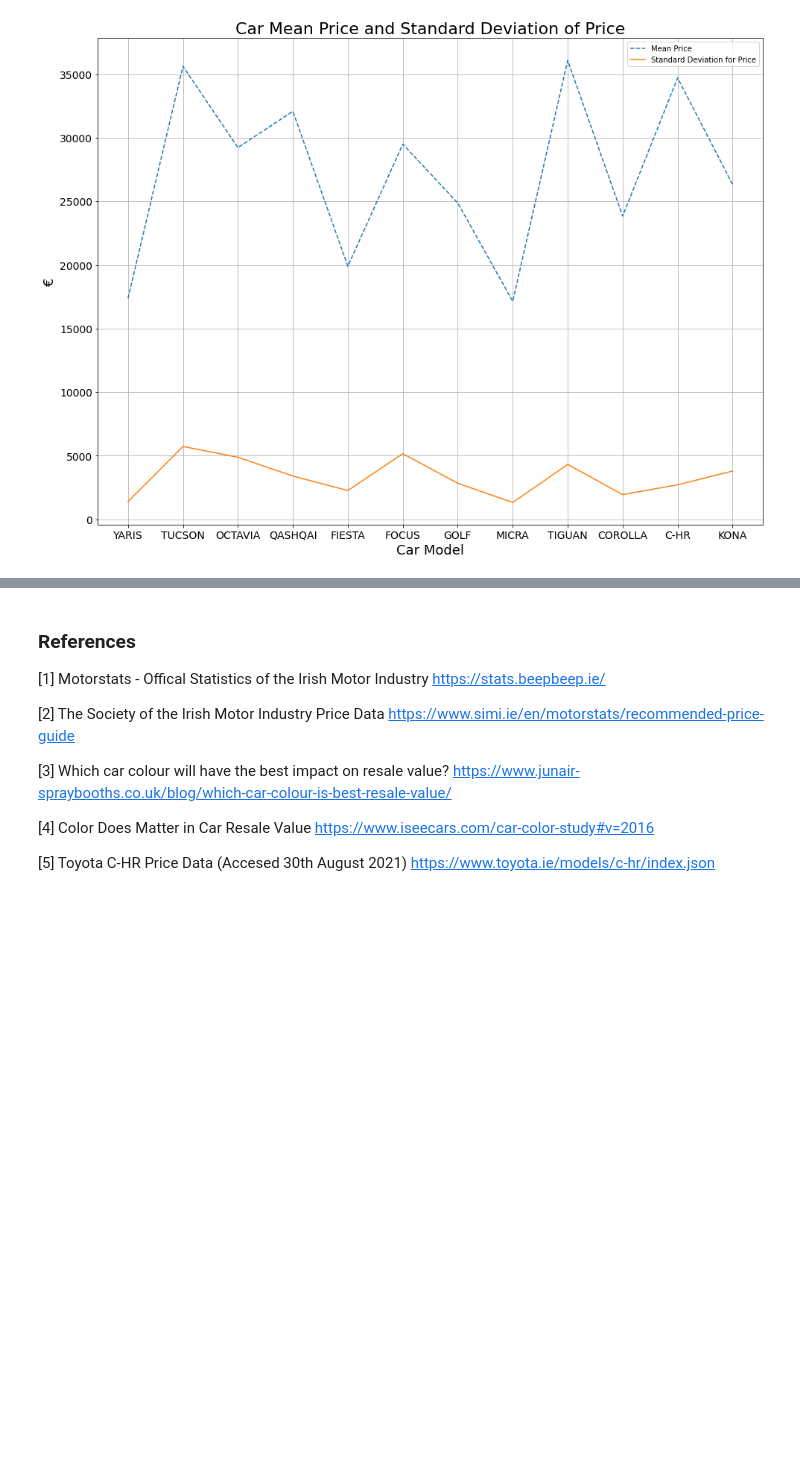
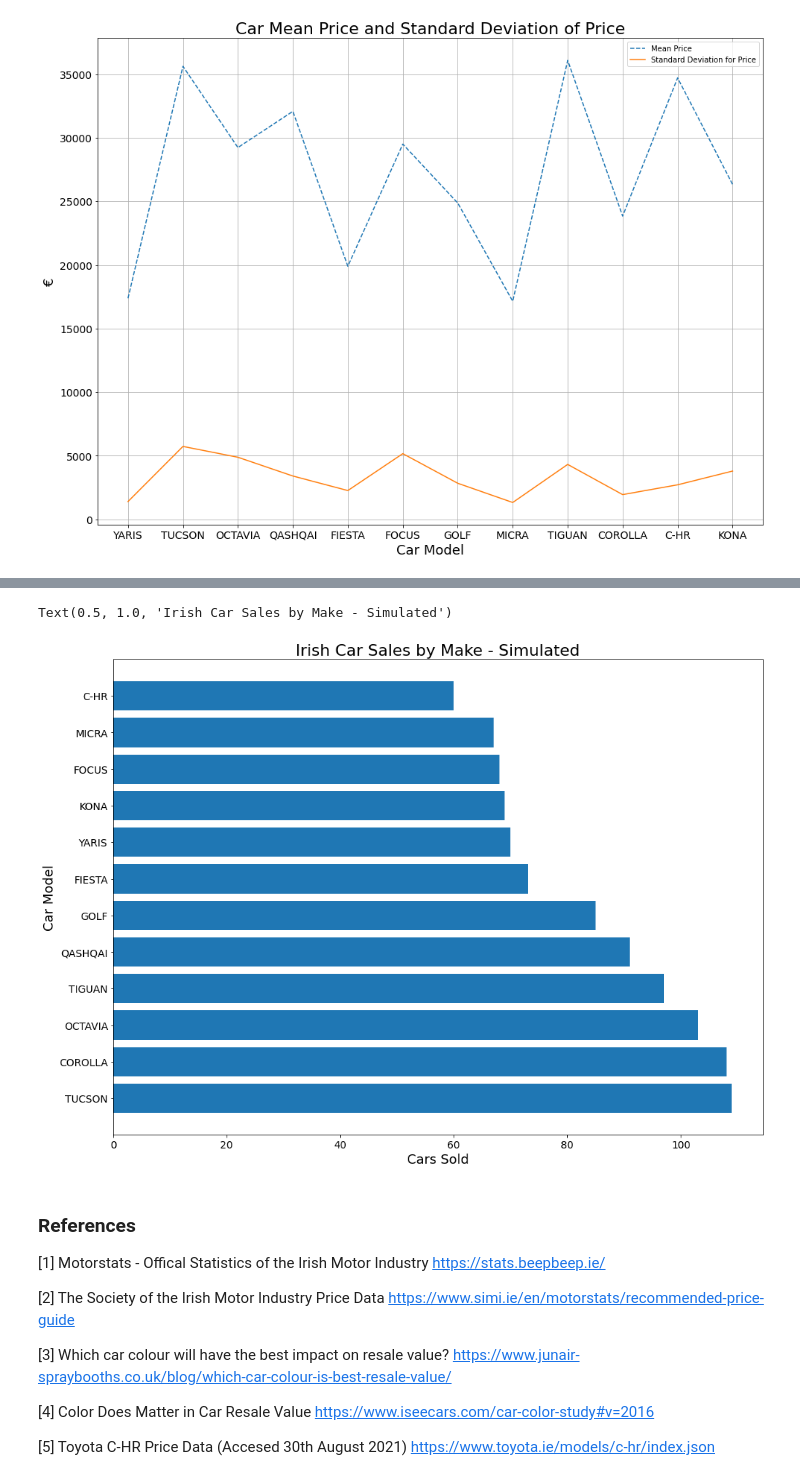
Before and after one commit to danielmccallion/Programming_for_Data_Analysis-Project, a Jupyter notebook: Project.ipynb, the cells around one changed output, grey strips where cells are left out. Saved outputs shown, nothing was run; the diff lists cells and outputs as text; code cells hidden in the pictures; blank space fills up the shorter version.

Commit message:
Simulated dataset started with variable car make.

```diff
--- a/Project.ipynb
+++ b/Project.ipynb
@@ -365,0 +370,3 @@ plt.legend(["Mean Price", "Standard Deviation for Price"])
+# %%
+# Get the probability for each car to help create a non-uniform distribution
+car_model_sales_df["Probability"] = car_model_sales_df["2019 Units"]/car_model_sales_df["2019 Units"].sum()
@@ -365,0 +397,5 @@ plt.legend(["Mean Price", "Standard Deviation for Price"])
+# %%
+random_models = np.random.choice(car_model_sales_df["Model"], 1000, p=car_model_sales_df["Probability"])
+# %%
+# Create a dataframe to hold all the simulate data
+car_simulated_df = pd.DataFrame({'Model': random_models})
@@ -366,3 +423,22 @@ plt.legend(["Mean Price", "Standard Deviation for Price"])
+# %%
+total_simulated_cars = car_simulated_df.Model.value_counts()
+# %%
+# Increase the size of the graph
+plt.figure(figsize=(16, 12))
+# Can use the column names in panda to quickly graph each value against each other in matplotlib
+# A bar chart using the car model data from the dataset by counting the occurances of each item
+plt.barh(total_simulated_cars.index, total_simulated_cars)
+# Add labels to the x,y axis and increase size
+plt.xlabel('Cars Sold', size=18)
+plt.ylabel('Car Model', size=18)
+# Increase x and y tick font size
+plt.xticks(fontsize=14)
+plt.yticks(fontsize=14)
+# Large title for the plot
+plt.title("Irish Car Sales by Make - Simulated", size=22)
+# %% [output]
+Text(0.5, 1.0, 'Irish Car Sales by Make - Simulated')
+[figure, added]
 # %% [markdown]
 ### References
 [1] Motorstats - Offical Statistics of the Irish Motor Industry
```
Also changed, not shown: parts of 7 cells of this notebook.
